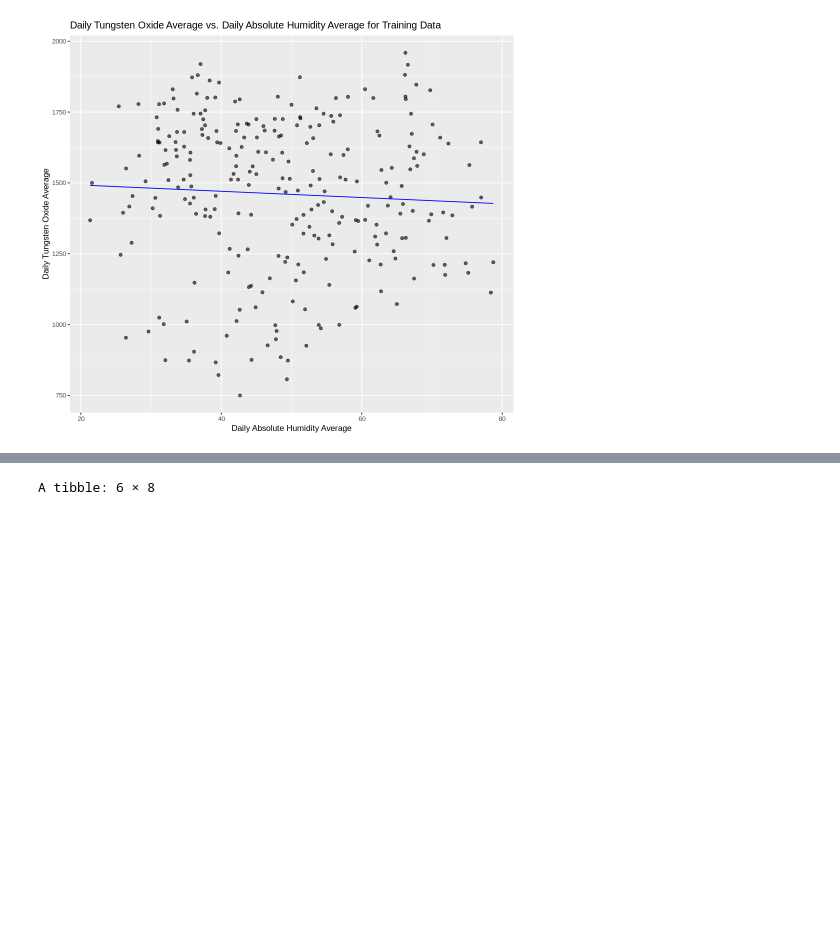
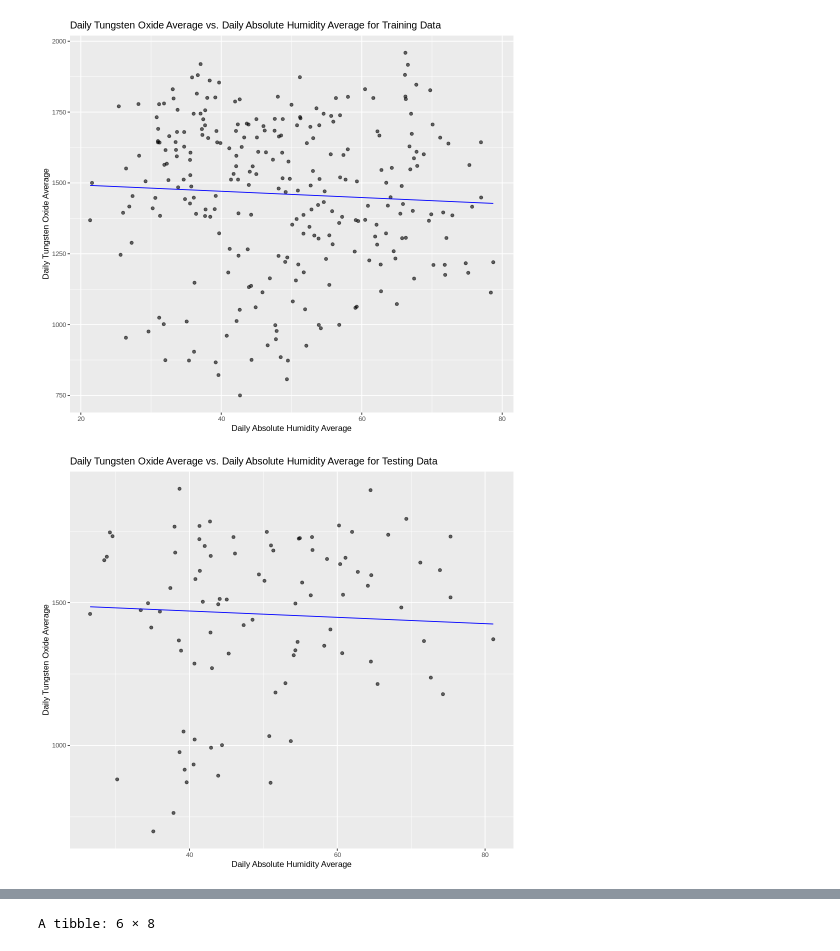
Before and after one commit to recompton/DSCI100_group_project, a Jupyter notebook: Final Project.ipynb, the cells around one changed output, grey strips where cells are left out. Saved outputs shown, nothing was run; the diff lists cells and outputs as text; code cells hidden in the pictures; blank space fills up the shorter version.

```diff
--- a/Final Project.ipynb
+++ b/Final Project.ipynb
@@ -395,3 +417,24 @@ lm_predictions_3 <- preds_3 |>
 lm_predictions_3
 # %% [output]
 [figure]
+# %%
+test_preds_3 <- lm_fit_3 |>
+         predict(avg_air_quality_test) |>
+         bind_cols(avg_air_quality_test)
+
+options(repr.plot.width = 8, repr.plot.height = 7)
+
+lm_predictions_test_3 <- test_preds_3 |>
+      ggplot(aes(x = daily_avg_RH, y = daily_avg_TO)) +
+         geom_point(alpha = 0.6) +
+         geom_line(
+             mapping = aes(x = daily_avg_RH, y = .pred),
+             color = "blue") +
+         labs(title = "Daily Tungsten Oxide Average vs. Daily Absolute Humidity Average for Testing Data",
+       x = "Daily Absolute Humidity Average",
+       y = "Daily Tungsten Oxide Average") +
+         theme(text = element_text(size = 10))
+
+lm_predictions_test_3
+# %% [output]
+[figure, added]
```
Also changed, not shown: parts of 3 cells of this notebook.
